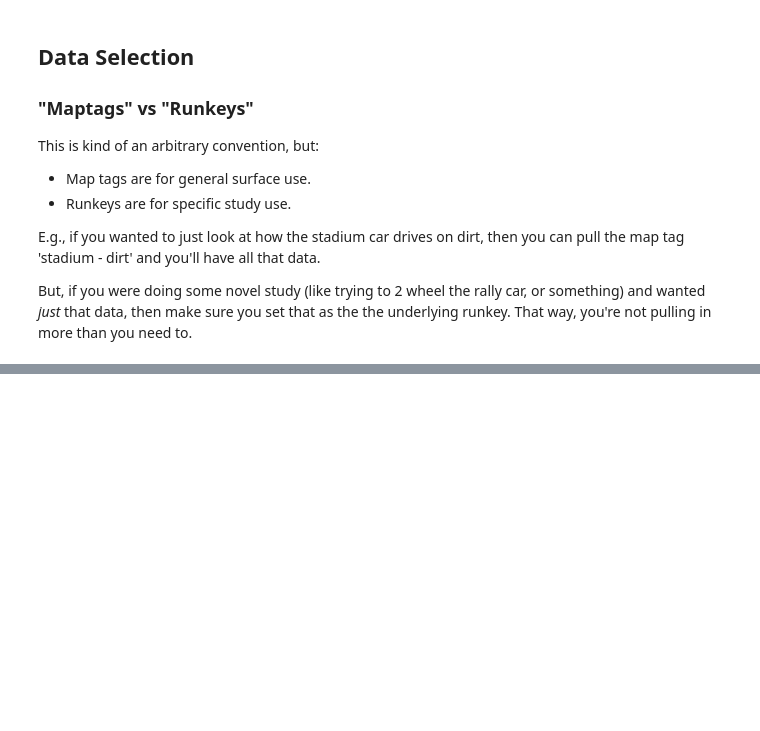
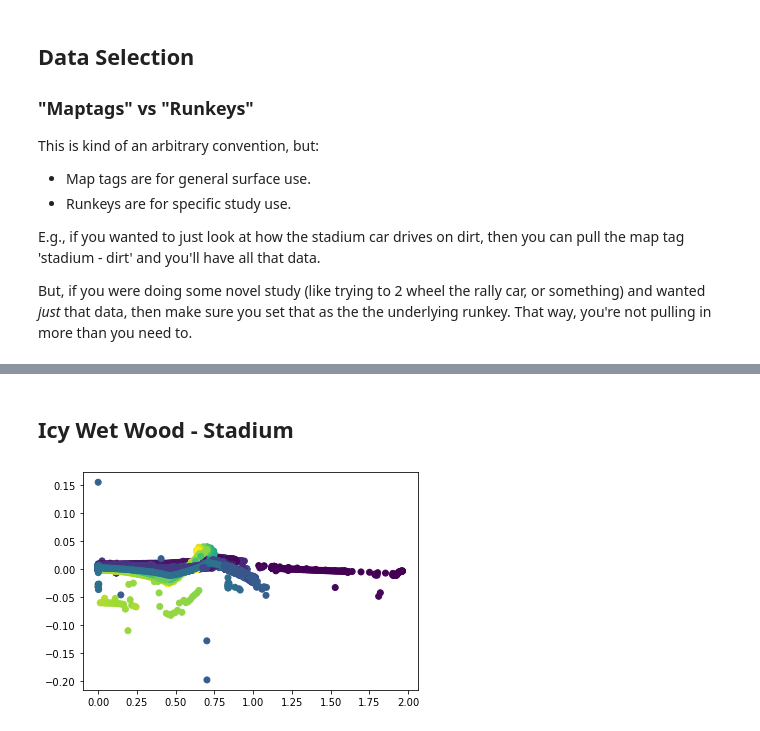
Before and after one commit to smalljustin/gigachad-analysis-workbook, a Jupyter notebook: gigachad-analysis-workbook.ipynb, the cells around one changed output, grey strips where cells are left out. Cells and saved outputs as stored; diff of their text form; code cells hidden in the pictures; blank space fills up the shorter version.

```diff
--- a/gigachad-analysis-workbook.ipynb
+++ b/gigachad-analysis-workbook.ipynb
@@ -113,0 +212,29 @@ plt.show()
+# %% [markdown]
+## Icy Wet Wood - Stadium
+# %%
+SELECTED_MAPTAG = 'wood - stadium - wet, icy'
+data = requests.get(f"{SERVER_PATH}/out/data/tag", params={"tag": SELECTED_MAPTAG})
+df = pd.json_normalize(data.json())
+
+df["acc"] = df["speed"].diff() / df["dt"]
+
+selected_material = "Wood"
+
+df = df[df["flGroundContactMaterial"] == selected_material]
+df = df[df["frGroundContactMaterial"] == selected_material]
+df = df[df["rlGroundContactMaterial"] == selected_material]
+df = df[df["rrGroundContactMaterial"] == selected_material]
+
+df = df[df["flIcing01"] > 0]
+df = df[df["frIcing01"] > 0]
+df = df[df["rlIcing01"] > 0]
+df = df[df["rrIcing01"] > 0]
+
+df = df[abs(df["acc"]) < 0.2]
+
+df = df.copy()
+# %%
+plt.scatter(x=df["slipDir"], y=df["acc"], c=df["speed"])
+plt.show()
+# %% [output]
+[figure, added]
```
Also changed, not shown: parts of 8 cells of this notebook, 4 other files.
